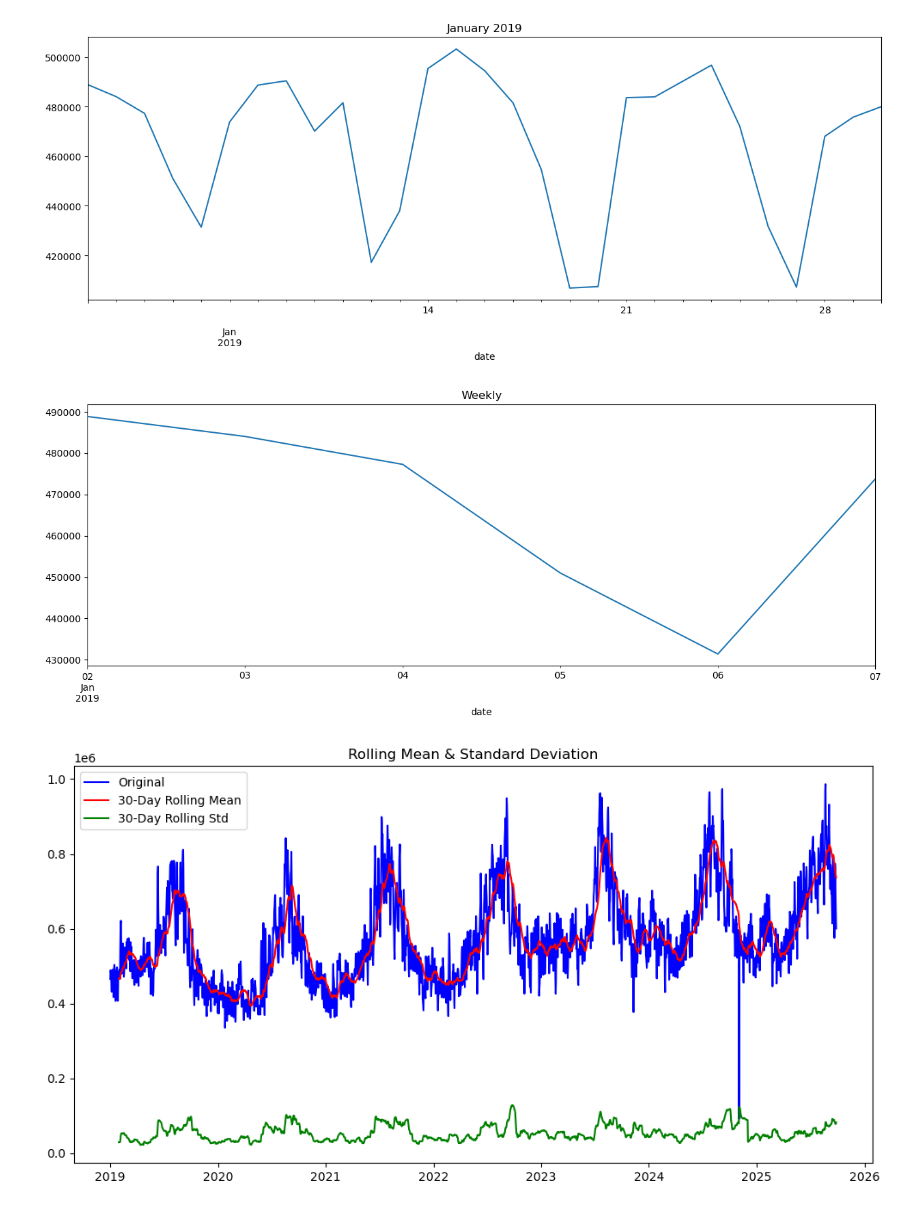
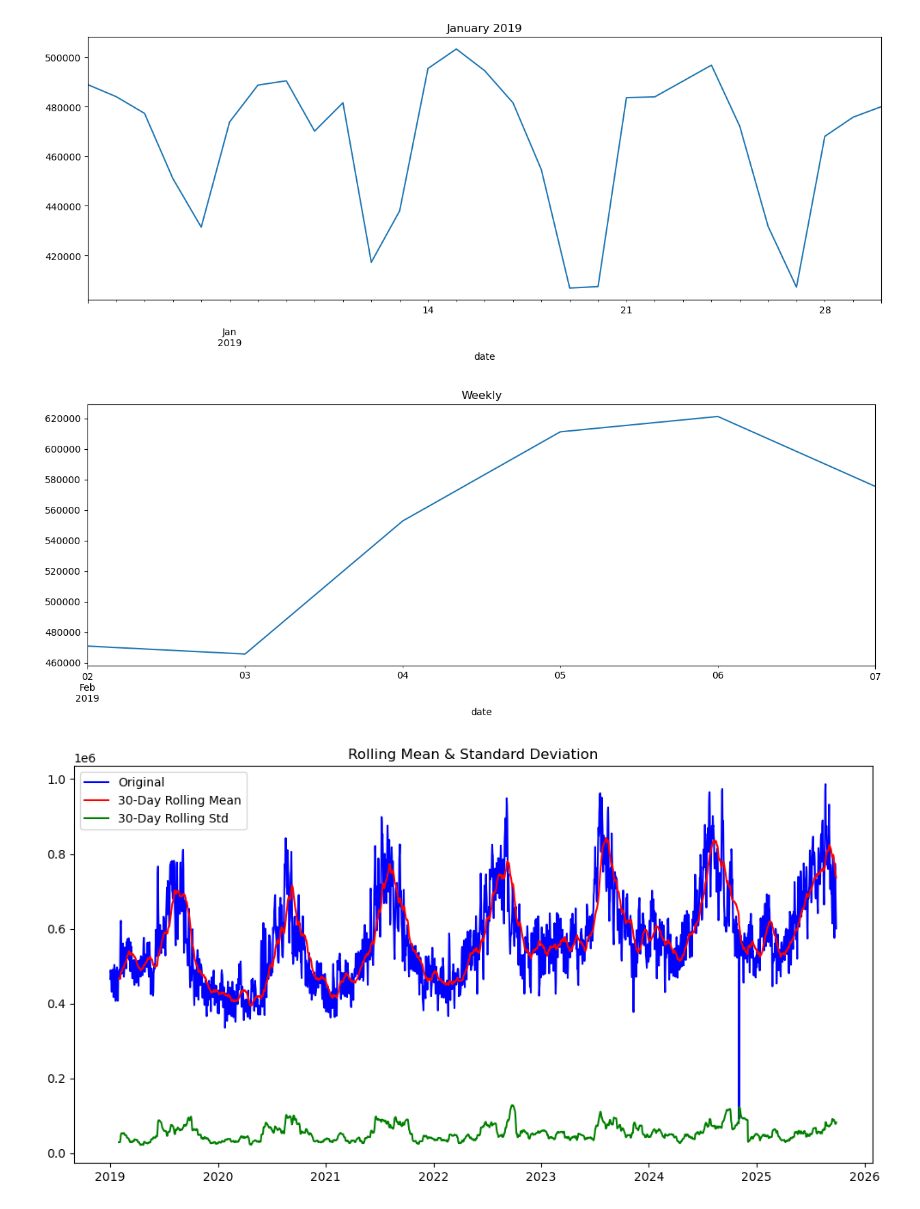
Before and after one commit to Jibu24/Energy_Demand_Forecasting, a Jupyter notebook: Notebooks/EDA.ipynb, the cells around one changed output. Saved outputs shown, nothing was run; the diff lists cells and outputs as text; code cells hidden in the pictures.

```diff
--- a/Notebooks/EDA.ipynb
+++ b/Notebooks/EDA.ipynb
@@ -393,10 +393,10 @@ plt.show()
 # %% [output]
 [figure]
 # %%
-df_merged['total_value'].loc[(df_merged.index > '2019-01-01') & (df_merged.index <'2019-01-08')].plot(figsize=(15,5), title='Weekly')
+df_merged['total_value'].loc[(df_merged.index > '2019-02-01') & (df_merged.index <'2019-02-08')].plot(figsize=(15,5), title='Weekly')
 plt.show()
 # %% [output]
-[figure, old version]
+[figure, new version]
 # %%
 # Check for statonarity
 # Plot 30 day folling mean and std
```
Also changed, not shown: parts of 9 cells of this notebook.
